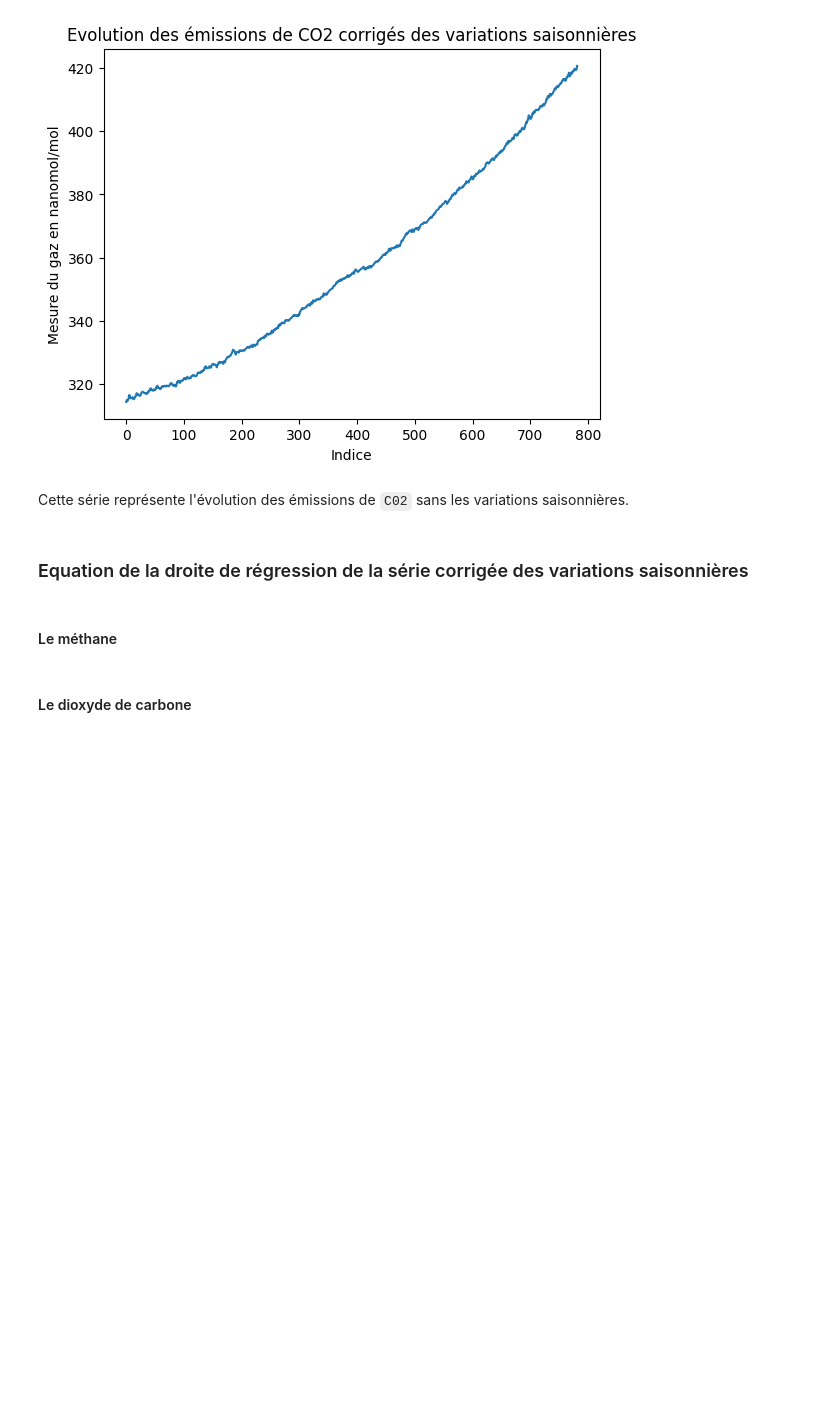
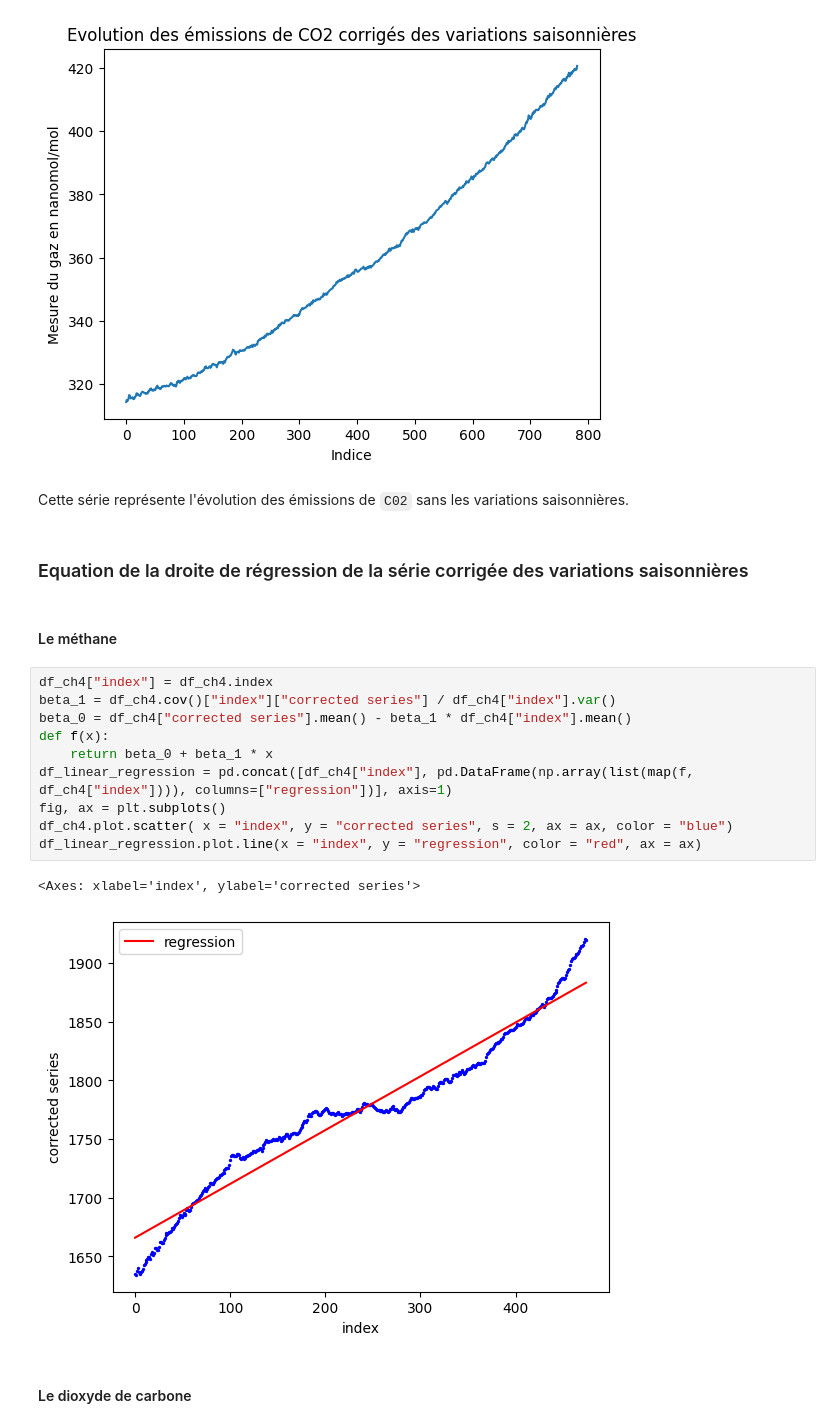
Before and after one commit to baptistegeorget/AnalyseGaz, a Jupyter notebook: Projet stats.ipynb, the cells around one changed output. Saved outputs shown, nothing was run; the diff lists cells and outputs as text; blank space fills up the shorter version.

Commit message:
Regression

```diff
--- a/Projet stats.ipynb
+++ b/Projet stats.ipynb
@@ -300,5 +300,18 @@ Cette série représente l'évolution des émissions de `C02` sans les variation
 ### Equation de la droite de régression de la série corrigée des variations saisonnières
 # %% [markdown]
 #### Le méthane
+# %%
+df_ch4["index"] = df_ch4.index
+beta_1 = df_ch4.cov()["index"]["corrected series"] / df_ch4["index"].var()
+beta_0 = df_ch4["corrected series"].mean() - beta_1 * df_ch4["index"].mean()
+def f(x):
+    return beta_0 + beta_1 * x
+df_linear_regression = pd.concat([df_ch4["index"], pd.DataFrame(np.array(list(map(f, df_ch4["index"]))), columns=["regression"])], axis=1)
+fig, ax = plt.subplots()
+df_ch4.plot.scatter( x = "index", y = "corrected series", s = 2, ax = ax, color = "blue")
+df_linear_regression.plot.line(x = "index", y = "regression", color = "red", ax = ax)
+# %% [output]
+<Axes: xlabel='index', ylabel='corrected series'>
+[figure, added]
 # %% [markdown]
 #### Le dioxyde de carbone
```
Also changed, not shown: parts of 1 cell of this notebook.
